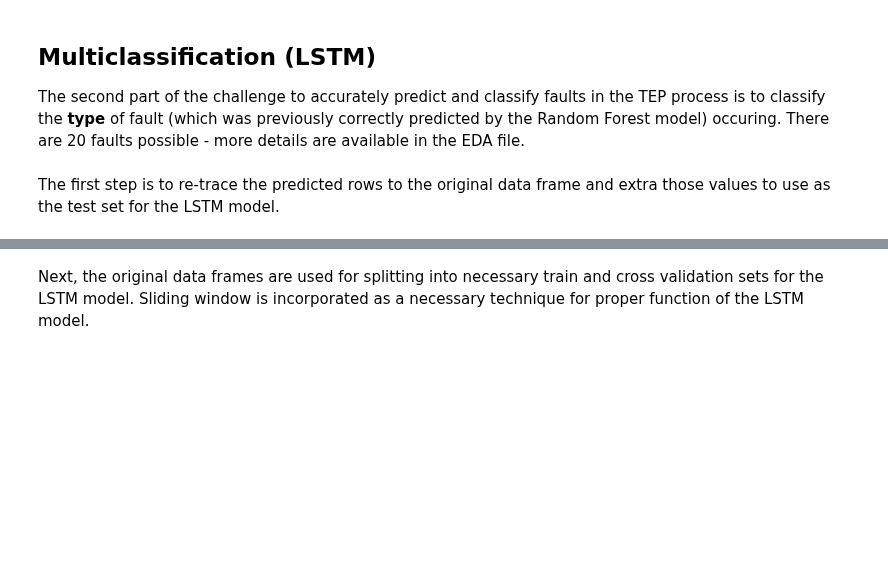
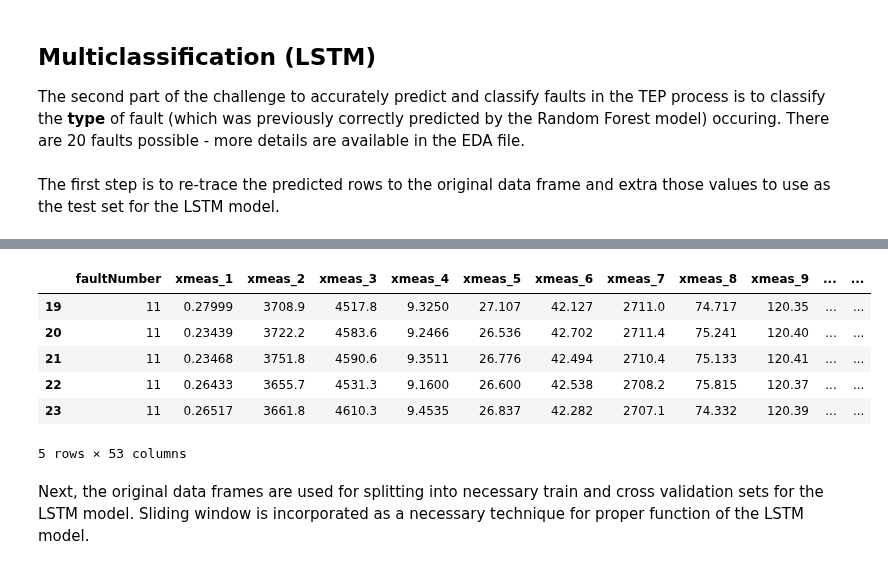
Before and after one commit to bns1808/MECE788Group1, a Jupyter notebook: main/RF and LSTM combined - TK.ipynb, the cells around one changed output, grey strips where cells are left out. Drawn from its saved outputs; the diff is of its cells as text; code cells hidden in the pictures; blank space fills up the shorter version.

```diff
--- a/main/RF and LSTM combined - TK.ipynb
+++ b/main/RF and LSTM combined - TK.ipynb
@@ -533,12 +551,21 @@ filtered_results_df.head()
 # %%
 # Get the index from filtered_results_df
-filtered_index = filtered_results_df.index
+#filtered_index = filtered_results_df.index
 
 # Filter using the index
-lstm_test = f_test.loc[filtered_index]
-lstm_test = lstm_test.drop(columns=['faultOccurrence', 'simulationRun','sample'])
+#lstm_test = f_test.loc[filtered_index]
+#lstm_test = lstm_test.drop(columns=['faultOccurrence', 'simulationRun','sample'])
+lstm_test = extracted_rows.drop(columns=['faultOccurrence', 'simulationRun','sample'])
 
 lstm_test.head()
+# %% [output]
+|  | faultNumber | xmeas_1 | xmeas_2 | xmeas_3 | xmeas_4 | xmeas_5 | xmeas_6 | xmeas_7 | xmeas_8 | xmeas_9 | ... | ... |
+| 19 | 11 | 0.27999 | 3708.9 | 4517.8 | 9.3250 | 27.107 | 42.127 | 2711.0 | 74.717 | 120.35 | ... | ... |
+| 20 | 11 | 0.23439 | 3722.2 | 4583.6 | 9.2466 | 26.536 | 42.702 | 2711.4 | 75.241 | 120.40 | ... | ... |
+| 21 | 11 | 0.23468 | 3751.8 | 4590.6 | 9.3511 | 26.776 | 42.494 | 2710.4 | 75.133 | 120.41 | ... | ... |
+| 22 | 11 | 0.26433 | 3655.7 | 4531.3 | 9.1600 | 26.600 | 42.538 | 2708.2 | 75.815 | 120.37 | ... | ... |
+| 23 | 11 | 0.26517 | 3661.8 | 4610.3 | 9.4535 | 26.837 | 42.282 | 2707.1 | 74.332 | 120.39 | ... | ... |
+5 rows × 53 columns
 # %% [markdown]
 Next, the original data frames are used for splitting into necessary train and cross validation sets for the LSTM model. Sliding window is incorporated as a necessary technique for proper function of the LSTM model.
 # %%
```
Also changed, not shown: parts of 12 cells of this notebook.
